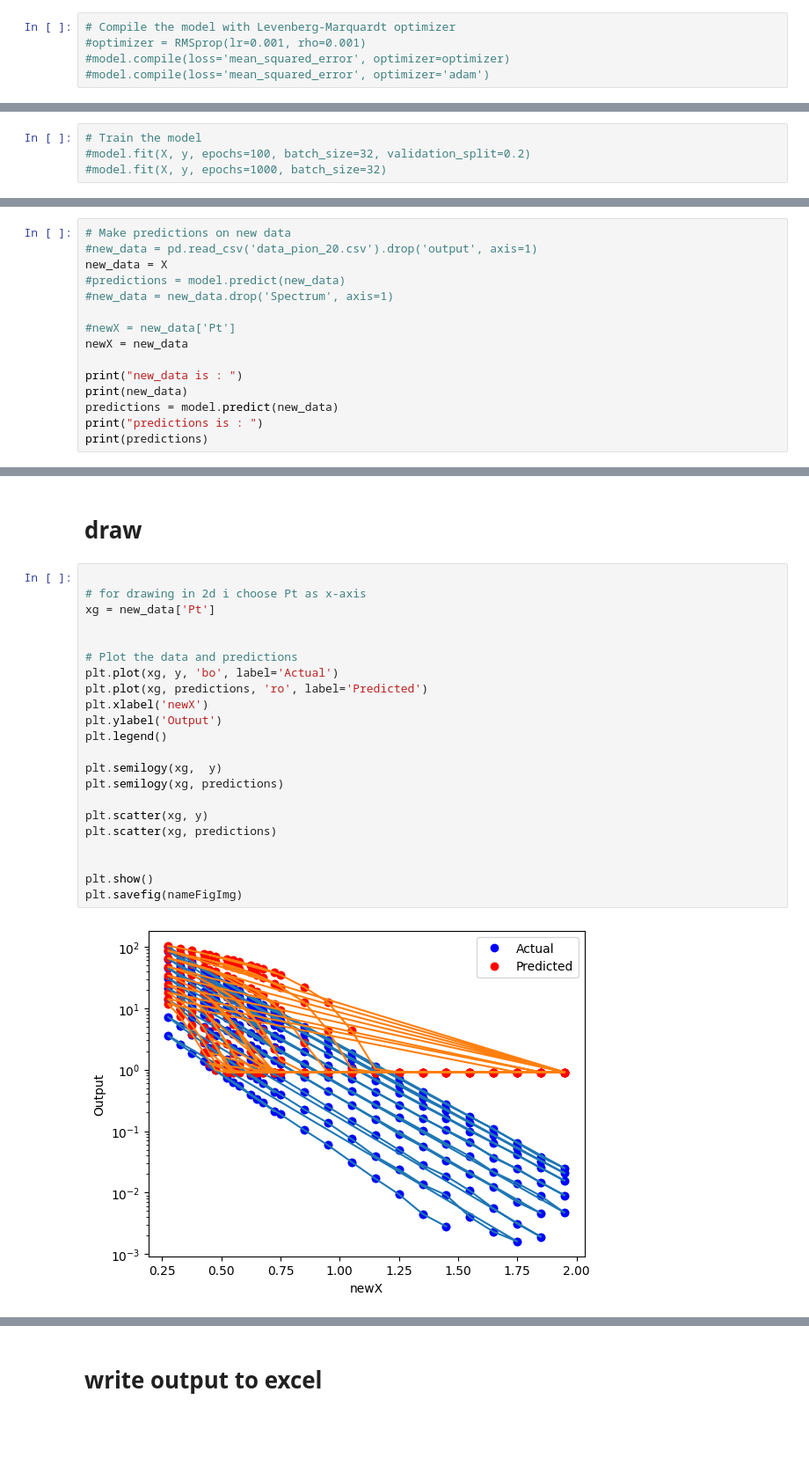
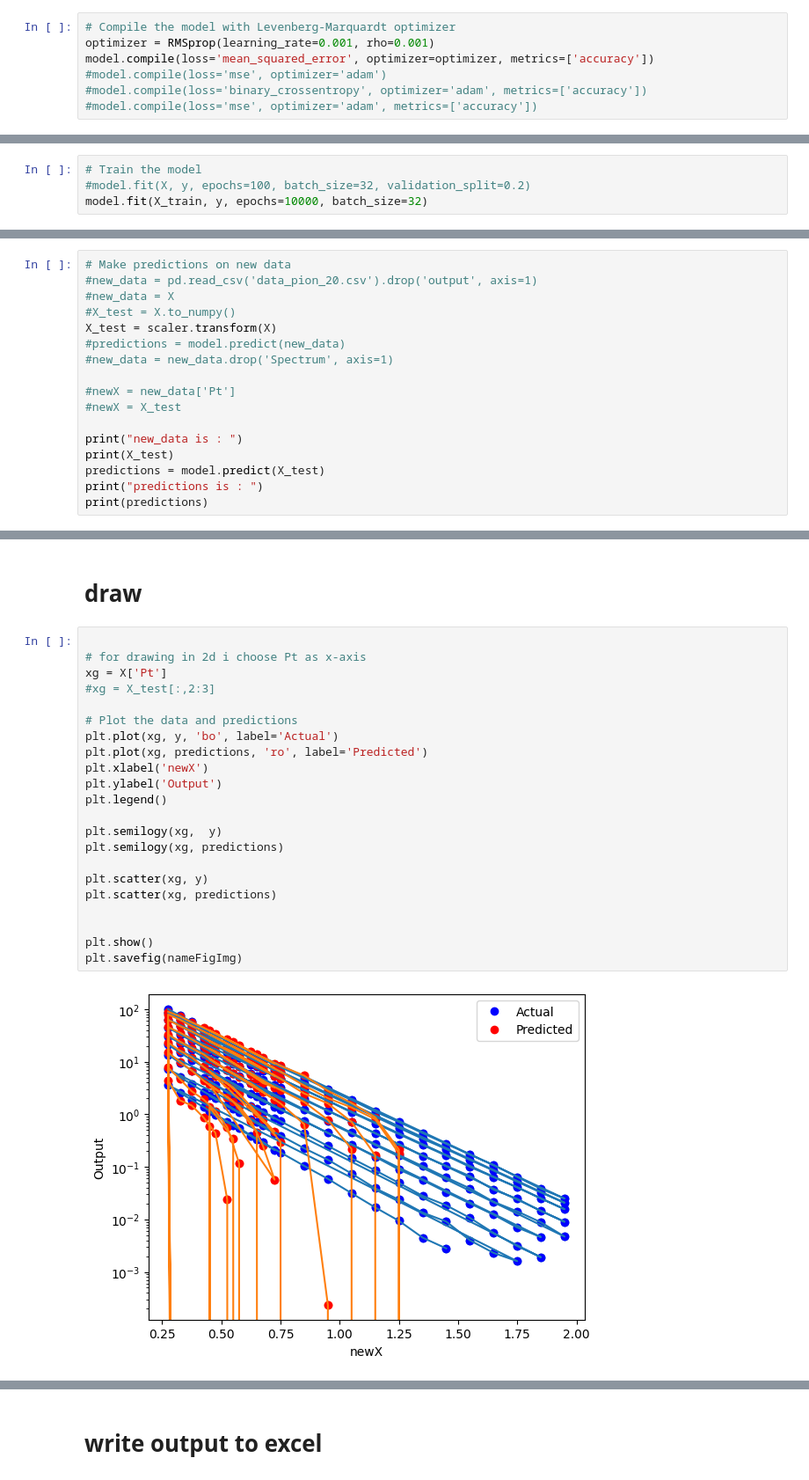
Before and after one commit to ahmed-eda/ANN, a Jupyter notebook: jup.ipynb, the cells around one changed output, grey strips where cells are left out. Shown: that part at 88% size. Drawn from its saved outputs; the diff is of its cells as text; blank space fills up the shorter version.

Commit message:
after 2000 epoch

```diff
--- a/jup.ipynb
+++ b/jup.ipynb
@@ -64,12 +81,14 @@ model.add(Dense(1, activation='linear'))
 # compile the model
 # %%
 # Compile the model with Levenberg-Marquardt optimizer
-#optimizer = RMSprop(lr=0.001, rho=0.001)
-#model.compile(loss='mean_squared_error', optimizer=optimizer)
-#model.compile(loss='mean_squared_error', optimizer='adam')
+optimizer = RMSprop(learning_rate=0.001, rho=0.001)
+model.compile(loss='mean_squared_error', optimizer=optimizer, metrics=['accuracy'])
+#model.compile(loss='mse', optimizer='adam')
+#model.compile(loss='binary_crossentropy', optimizer='adam', metrics=['accuracy'])
+#model.compile(loss='mse', optimizer='adam', metrics=['accuracy'])
 # %% [markdown]
 # train the model
 # %%
 # Train the model
 #model.fit(X, y, epochs=100, batch_size=32, validation_split=0.2)
-#model.fit(X, y, epochs=1000, batch_size=32)
+model.fit(X_train, y, epochs=10000, batch_size=32)
@@ -83,16 +129,18 @@ model.add(Dense(1, activation='linear'))
 # %%
 # Make predictions on new data
 #new_data = pd.read_csv('data_pion_20.csv').drop('output', axis=1)
-new_data = X
+#new_data = X
+#X_test = X.to_numpy()
+X_test = scaler.transform(X)
 #predictions = model.predict(new_data)
 #new_data = new_data.drop('Spectrum', axis=1)
 
 #newX = new_data['Pt']
-newX = new_data
+#newX = X_test
 
 print("new_data is : ")
-print(new_data)
-predictions = model.predict(new_data)
+print(X_test)
+predictions = model.predict(X_test)
 print("predictions is : ")
 print(predictions)
 # %% [output]
@@ -118,27 +166,27 @@ new_data is :
 # %%
 
 # for drawing in 2d i choose Pt as x-axis
-xg = new_data['Pt']
-
+xg = X['Pt']
+#xg = X_test[:,2:3]
 
 # Plot the data and predictions
 plt.plot(xg, y, 'bo', label='Actual')
 plt.plot(xg, predictions, 'ro', label='Predicted')
 plt.xlabel('newX')
 plt.ylabel('Output')
 plt.legend()
 
 plt.semilogy(xg,  y)
 plt.semilogy(xg, predictions)
 
 plt.scatter(xg, y)
 plt.scatter(xg, predictions)
 
 
 plt.show()
 plt.savefig(nameFigImg)
 # %% [output]
-[figure, old version]
+[figure, new version]
 <Figure size 640x480 with 0 Axes>
 # %% [markdown]
 # write output to excel
```
Also changed, not shown: parts of 9 cells of this notebook, 4 other files.
